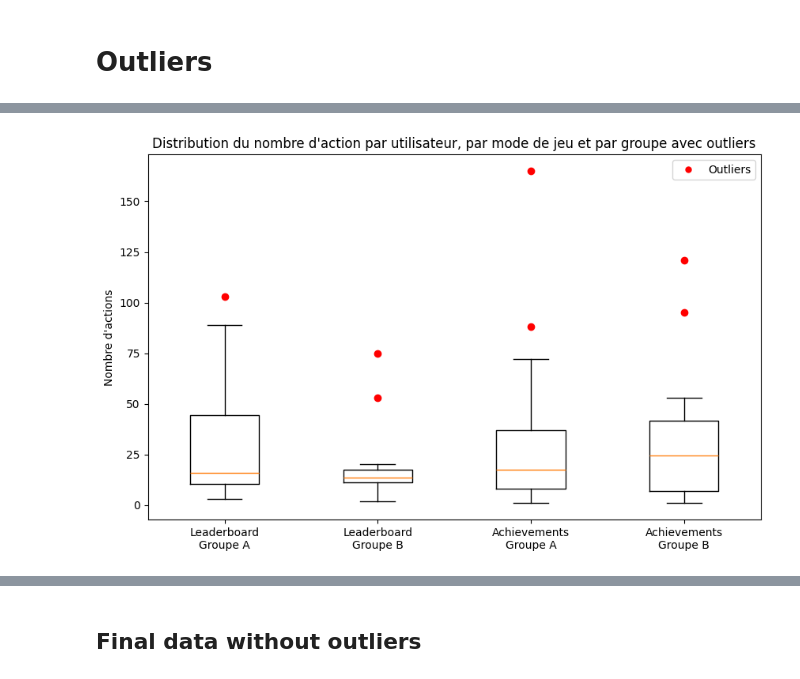
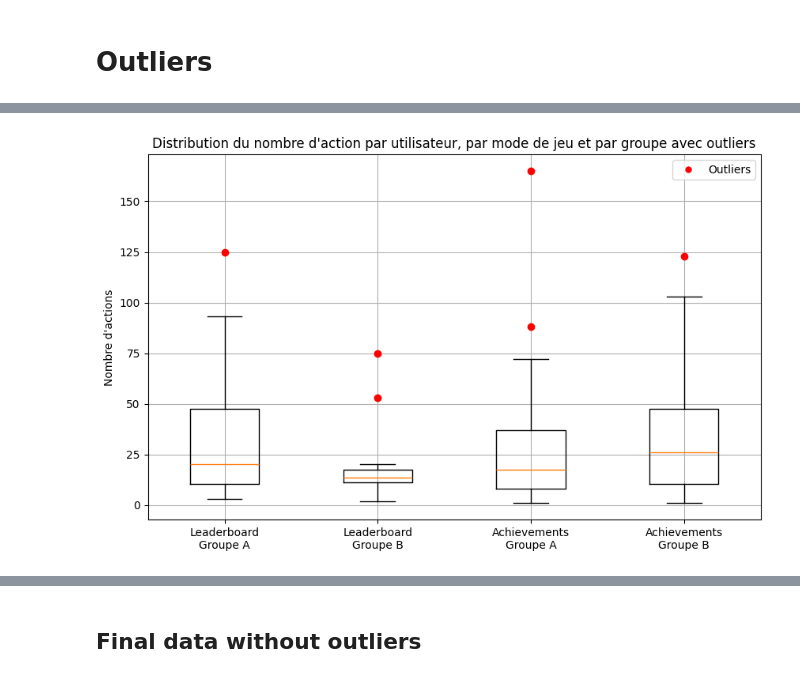
Before and after one commit to ThibBer/MemoireDataAnalytics, a Jupyter notebook: notebooks/arrange data/Database data.ipynb, the cells around one changed output, grey strips where cells are left out. Cells and saved outputs as stored; diff of their text form; code cells hidden in the pictures.

```diff
--- a/notebooks/arrange data/Database data.ipynb
+++ b/notebooks/arrange data/Database data.ipynb
@@ -202,11 +186,11 @@ form_data_df = pd.read_csv(forms_data, usecols=['Identifiant', 'group', 'Leaderb
 form_data_df['Leaderboard Horodateur'] = pd.to_datetime(form_data_df['Leaderboard Horodateur'], dayfirst=False)
 form_data_df['Achievements Horodateur'] = pd.to_datetime(form_data_df['Achievements Horodateur'], dayfirst=False)
 
-group_a_first_timestamps = form_data_df[form_data_df['group'] == 'A']['Leaderboard Horodateur'].min() - pd.Timedelta(minutes=5)
+group_a_first_timestamps = form_data_df[form_data_df['group'] == 'A']['Leaderboard Horodateur'].min() - pd.Timedelta(minutes=3)
 group_a_first_timestamps = group_a_first_timestamps.tz_localize('Europe/Brussels')
 print(f"Group A - leadearboard end time: {group_a_first_timestamps}")
 
-group_b_first_timestamps = form_data_df[form_data_df['group'] == 'B']['Achievements Horodateur'].min() - pd.Timedelta(minutes=5)
+group_b_first_timestamps = form_data_df[form_data_df['group'] == 'B']['Achievements Horodateur'].min() - pd.Timedelta(minutes=3)
 group_b_first_timestamps = group_b_first_timestamps.tz_localize('Europe/Brussels')
 print(f"Group B - achievements end time: {group_b_first_timestamps}")
 # %% [output]
@@ -348,9 +316,12 @@ for group in cleaned_df['group'].unique():
 
         data = mode_group_data[(mode_group_data < lower_bound) | (mode_group_data > upper_bound)]
         mode_group_outliers = data.index
-        print(f"\tOutliers: {data.values}")
-        print("")
-        outlier_users_by_mode.extend(mode_group_outliers)
+        outlier_users = interaction_counts.iloc[mode_group_outliers]['user'].values
+        print(f"\tOutliers: {data.values}  - {outlier_users}\n")
+        outlier_users_by_mode.extend(outlier_users)
+
+outliers = list(set(outlier_users_by_mode))
+outliers_in_both_modes = list(set([x for x in outlier_users_by_mode if outlier_users_by_mode.count(x) > 1]))
 # %% [output]
 Groupe B - mode : Leaderboard
         Leaderboard - Bound: (1.25, 27.25)
@@ -370,29 +355,30 @@ Groupe A - mode : Achievements
 # %%
 plt.figure(figsize=(10, 6))
 color = 'red'
 
 data = []
 labels = []
 
 for mode in ['Leaderboard', 'Achievements']:
     for group in ['A', 'B']:
         mode_group_data = cleaned_df[
             (cleaned_df['game_mode'] == mode) &
             (cleaned_df['group'] == group)
             ].groupby('user')['achievement'].count()
         data.append(mode_group_data)
         labels.append(f'{mode}\nGroupe {group}')
 
 plt.boxplot(data, tick_labels=labels, flierprops={'marker': 'o', 'markerfacecolor': color, 'markeredgecolor': color})
 
 plt.title('Distribution du nombre d\'action par utilisateur, par mode de jeu et par groupe avec outliers')
 plt.ylabel('Nombre d\'actions')
 plt.xticks(rotation=0)
+plt.grid(True)
 
-outlier_legend = Line2D([0], [0], marker='o', color='w', label='Outliers',
-                        markerfacecolor=color, markeredgecolor=color, markersize=5)
+outlier_legend = Line2D([0], [0], marker='o', color='w', label='Outliers', markerfacecolor=color, markeredgecolor=color,
+                        markersize=5)
 plt.legend(handles=[outlier_legend])
-
+plt.savefig(f"{out_figures_path}/boxplot-outliers.png")
 plt.show()
 # %% [output]
-[figure, old version]
+[figure, new version]
```
Also changed, not shown: parts of 14 cells of this notebook, 14 other files.
